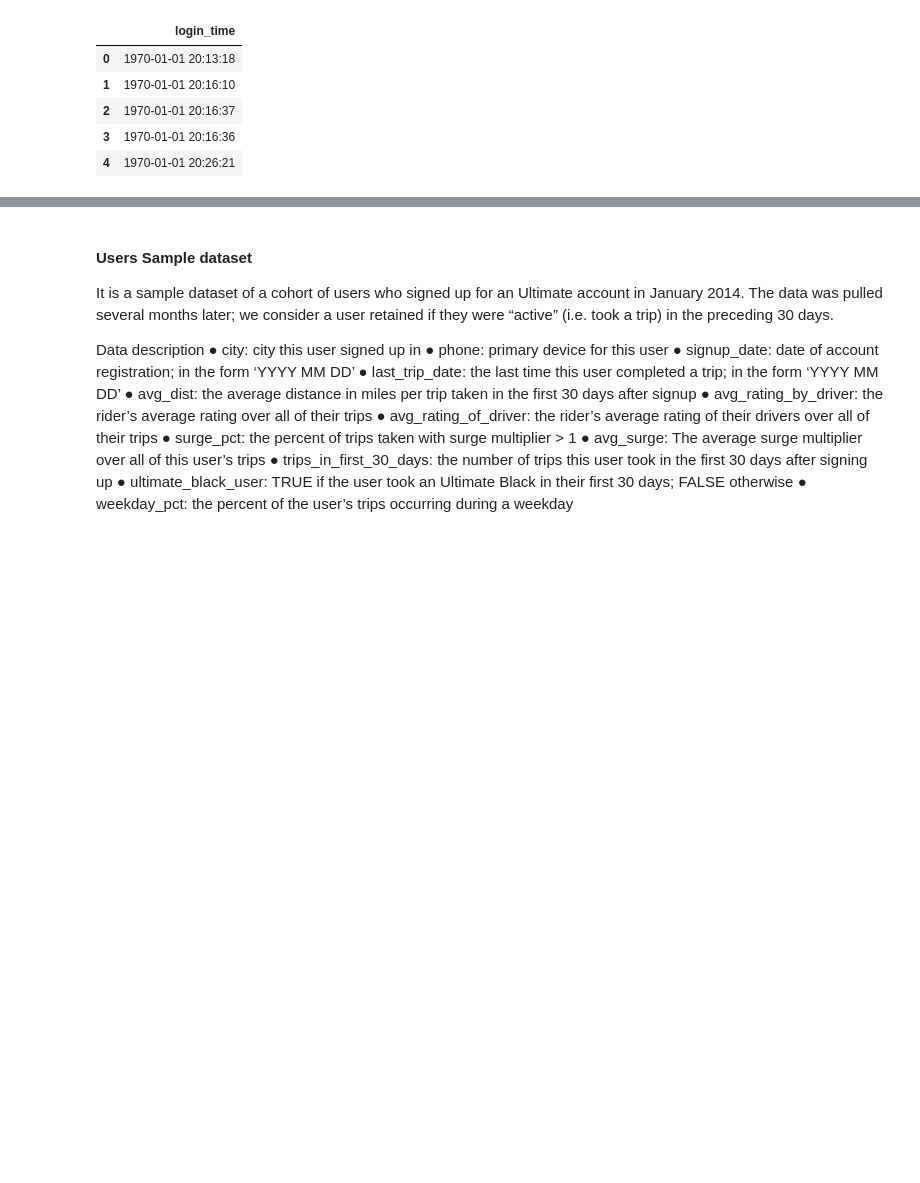
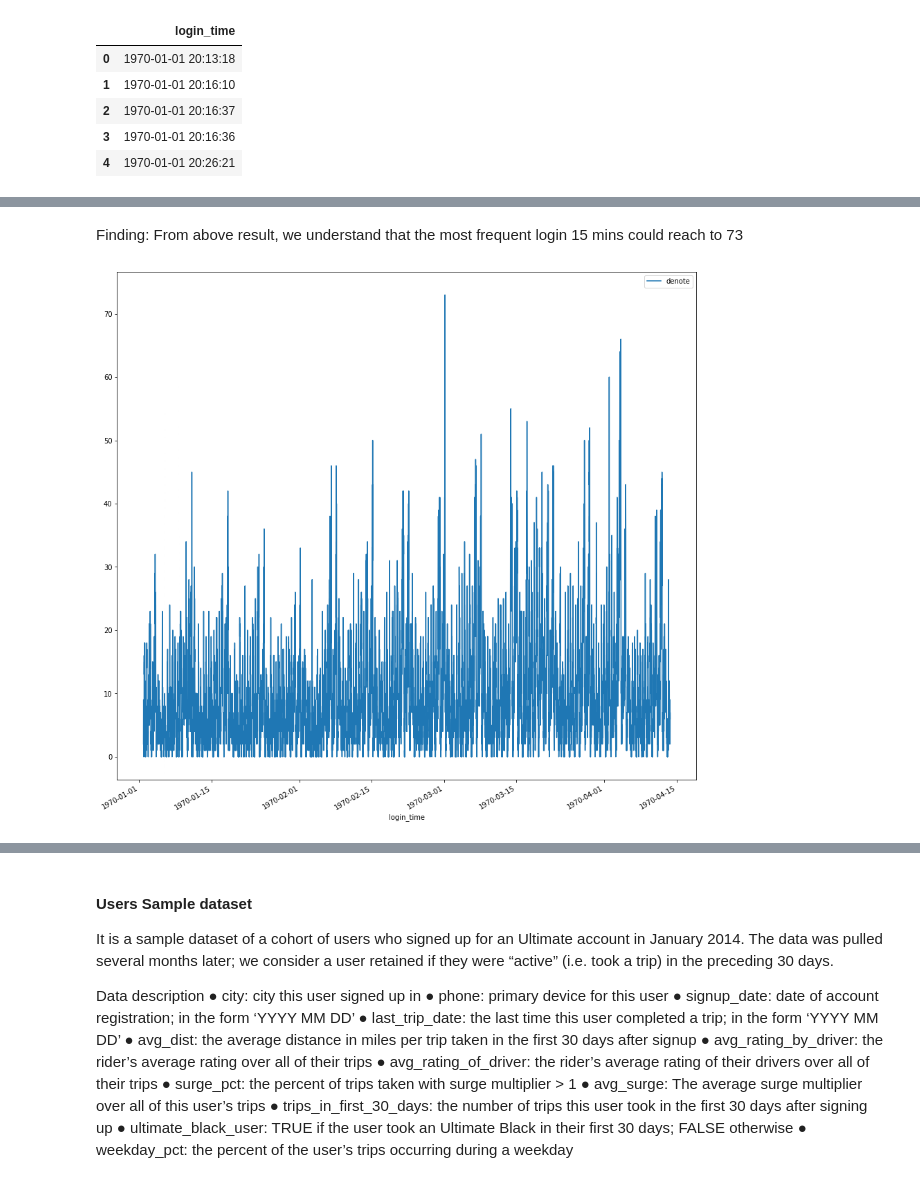
Before and after one commit to rhodapang/ultimate_challenge, a Jupyter notebook: Untitled.ipynb, the cells around one changed output, grey strips where cells are left out. Drawn from its saved outputs; the diff is of its cells as text; code cells hidden in the pictures; blank space fills up the shorter version.

Commit message:
login data plot

```diff
--- a/Untitled.ipynb
+++ b/Untitled.ipynb
@@ -26,0 +37,2 @@ df_login.head()
+# %%
+df_login['denote']=1
@@ -26,0 +62,6 @@ df_login.head()
+# %%
+#  Aggregate these login counts based on 15minute time intervals
+# question: how could I plot that it is to show which time period would be the most busy time in one day?
+# if we could understand when the most busiest time are, then improve the service quality
+login_seq = df_login.resample('15T',on='login_time').denote.sum().sort_values(ascending=False)
+login_seq.head(30)
@@ -26,0 +126,8 @@ df_login.head()
+# %% [markdown]
+Finding: From above result, we understand that the most frequent login 15 mins could reach to 73
+# %%
+login_seq_1 = pd.DataFrame(login_seq)
+login_seq_1.plot(figsize=(15,15))
+plt.show()
+# %% [output]
+[figure, added]
```
Also changed, not shown: parts of 10 cells of this notebook.
